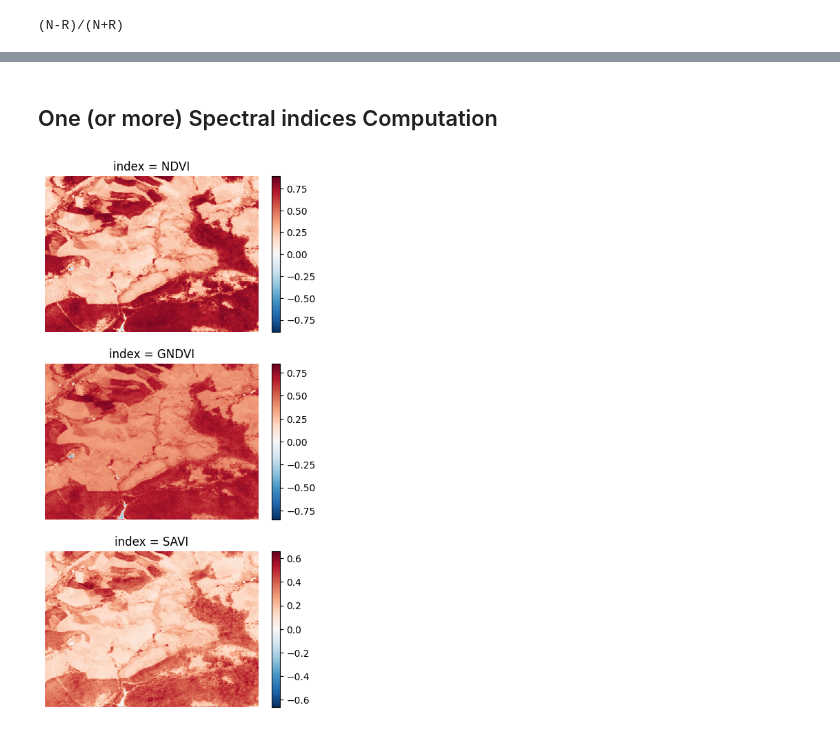
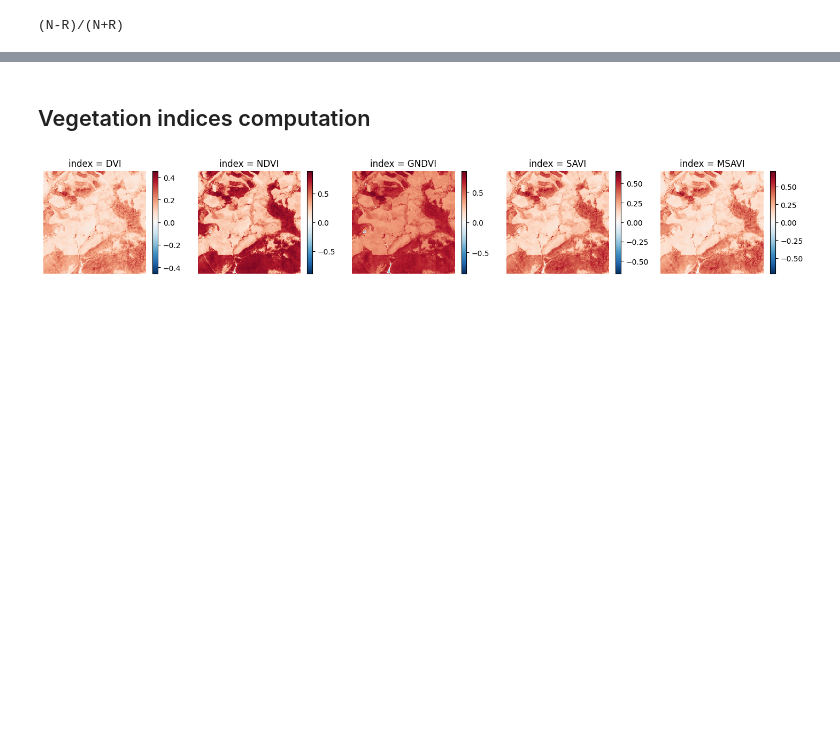
Before and after one commit to fmariv/awesome-spectra-indices-exploration, a Jupyter notebook: awesome-spectral-indices/asi.ipynb, the cells around one changed output, grey strips where cells are left out. Drawn from its saved outputs; the diff is of its cells as text; code cells hidden in the pictures; blank space fills up the shorter version.

Commit message:
Create Vegetation indices computation module

```diff
--- a/awesome-spectral-indices/asi.ipynb
+++ b/awesome-spectral-indices/asi.ipynb
@@ -38,30 +38,39 @@ https://ntrs.nasa.gov/citations/19740022614
-# %% [markdown]
-## One (or more) Spectral indices Computation
+# %% [markdown]
+## Vegetation indices computation
 # %%
 # Open a dataset (in this case a xarray.DataArray)
 snt = spyndex.datasets.open("sentinel")
 
 # Scale the data (remember that the valid domain for reflectance is [0,1])
 snt = snt / 10000
 
 # Compute the desired spectral indices
 idx = spyndex.computeIndex(
-    index = ["NDVI","GNDVI","SAVI"],
+    index = ["DVI", "NDVI", "GNDVI", "SAVI", "MSAVI"],
     params = {
         "N": snt.sel(band = "B08"),
         "R": snt.sel(band = "B04"),
         "G": snt.sel(band = "B03"),
         "L": 0.5
     }
 )
 
 # Plot the indices
-fig, ax = plt.subplots(3,figsize = (5,10))
-idx.sel(index = "NDVI").plot(ax = ax[0])
-idx.sel(index = "GNDVI").plot(ax = ax[1])
-idx.sel(index = "SAVI").plot(ax = ax[2])
+fig, ax = plt.subplots(1, 5, figsize = (18,2.5))
+
+idx.sel(index = "DVI").plot(ax = ax[0])
 ax[0].set_axis_off()
+
+idx.sel(index = "NDVI").plot(ax = ax[1])
 ax[1].set_axis_off()
+
+idx.sel(index = "GNDVI").plot(ax = ax[2])
 ax[2].set_axis_off()
+
+idx.sel(index = "SAVI").plot(ax = ax[3])
+ax[3].set_axis_off()
+
+idx.sel(index = "MSAVI").plot(ax = ax[4])
+ax[4].set_axis_off()
 # %% [output]
-[figure, old version]
+[figure, new version]
```
Also changed, not shown: parts of 2 cells of this notebook, 1 other file.
